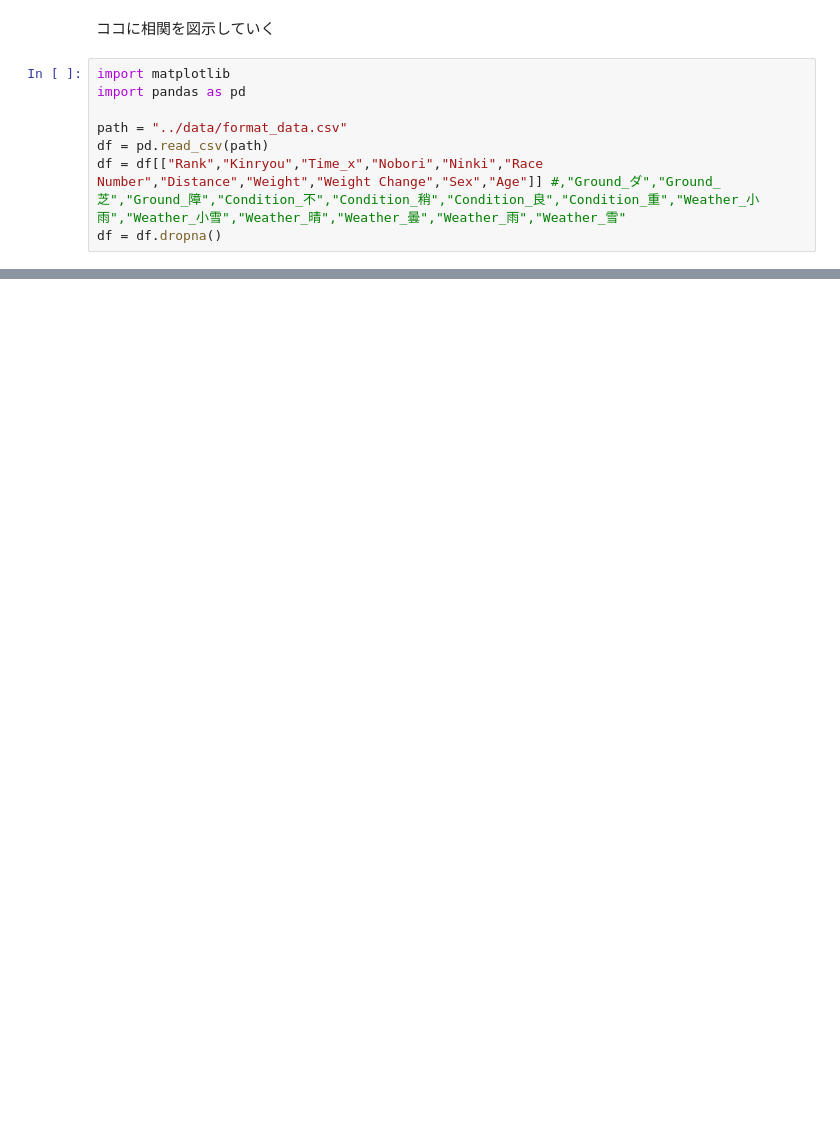
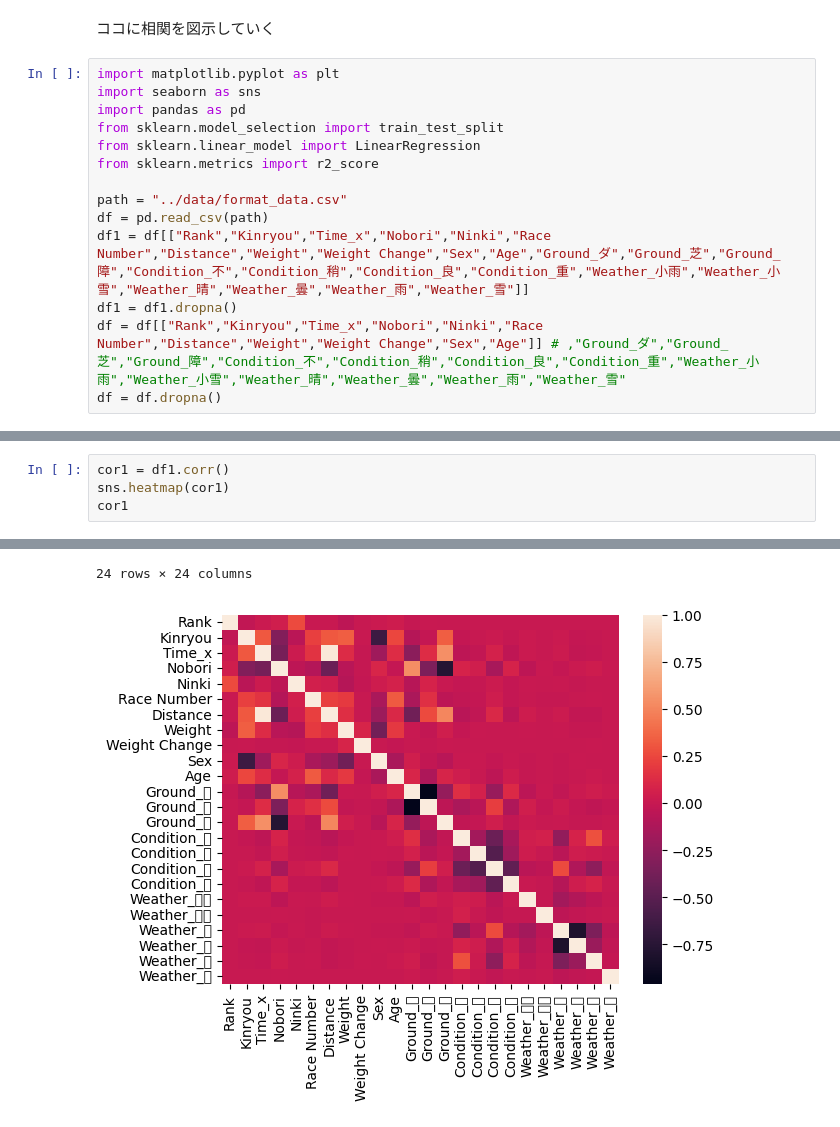
Before and after one commit to yuutaro/ProjectTeam5, a Jupyter notebook: workspace/team2/notebook/calculate_corr.ipynb, the cells around one changed output, grey strips where cells are left out. Cells and saved outputs as stored; diff of their text form; blank space fills up the shorter version.

Commit message:
corr.pyファイル変更

```diff
--- a/workspace/team2/notebook/calculate_corr.ipynb
+++ b/workspace/team2/notebook/calculate_corr.ipynb
@@ -1,10 +1,16 @@
 # %% [markdown]
 ココに相関を図示していく
 # %%
-import matplotlib
+import matplotlib.pyplot as plt
+import seaborn as sns
 import pandas as pd
+from sklearn.model_selection import train_test_split
+from sklearn.linear_model import LinearRegression
+from sklearn.metrics import r2_score
 
 path = "../data/format_data.csv"
 df = pd.read_csv(path)
-df = df[["Rank","Kinryou","Time_x","Nobori","Ninki","Race Number","Distance","Weight","Weight Change","Sex","Age"]] #,"Ground_ダ","Ground_芝","Ground_障","Condition_不","Condition_稍","Condition_良","Condition_重","Weather_小雨","Weather_小雪","Weather_晴","Weather_曇","Weather_雨","Weather_雪"
+df1 = df[["Rank","Kinryou","Time_x","Nobori","Ninki","Race Number","Distance","Weight","Weight Change","Sex","Age","Ground_ダ","Ground_芝","Ground_障","Condition_不","Condition_稍","Condition_良","Condition_重","Weather_小雨","Weather_小雪","Weather_晴","Weather_曇","Weather_雨","Weather_雪"]]
+df1 = df1.dropna()
+df = df[["Rank","Kinryou","Time_x","Nobori","Ninki","Race Number","Distance","Weight","Weight Change","Sex","Age"]] # ,"Ground_ダ","Ground_芝","Ground_障","Condition_不","Condition_稍","Condition_良","Condition_重","Weather_小雨","Weather_小雪","Weather_晴","Weather_曇","Weather_雨","Weather_雪"
 df = df.dropna()
@@ -25,0 +36,5 @@ df.corr()
+# %%
+cor1 = df1.corr()
+sns.heatmap(cor1)
+cor1
+# %% [output]
@@ -25,0 +58,2 @@ df.corr()
+24 rows × 24 columns
+[figure, added]
```
Also changed, not shown: parts of 4 cells of this notebook.
